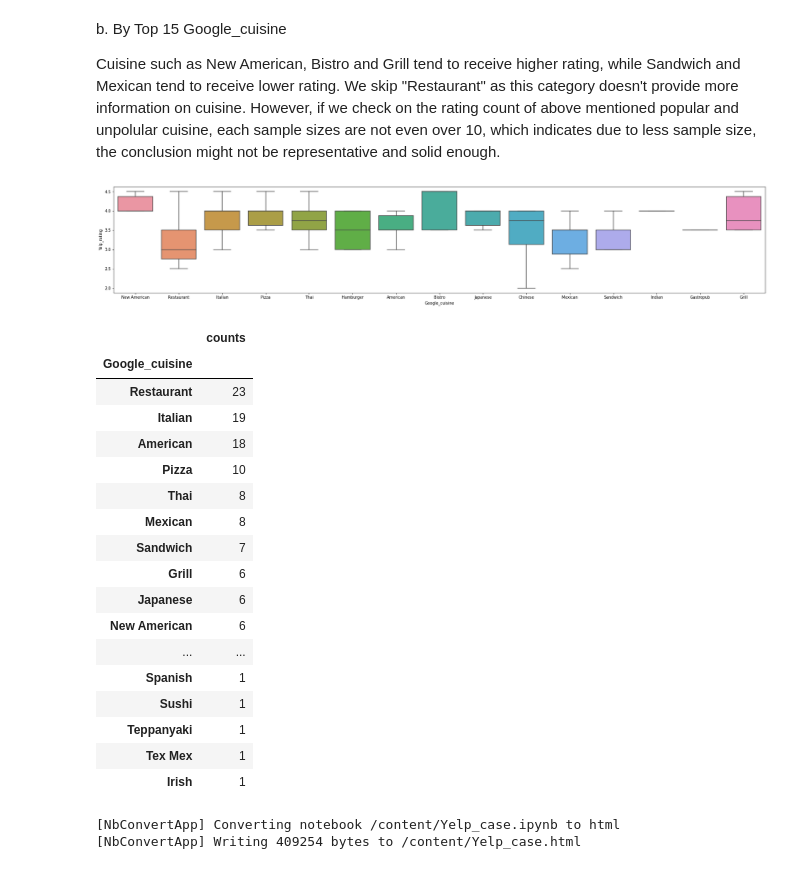
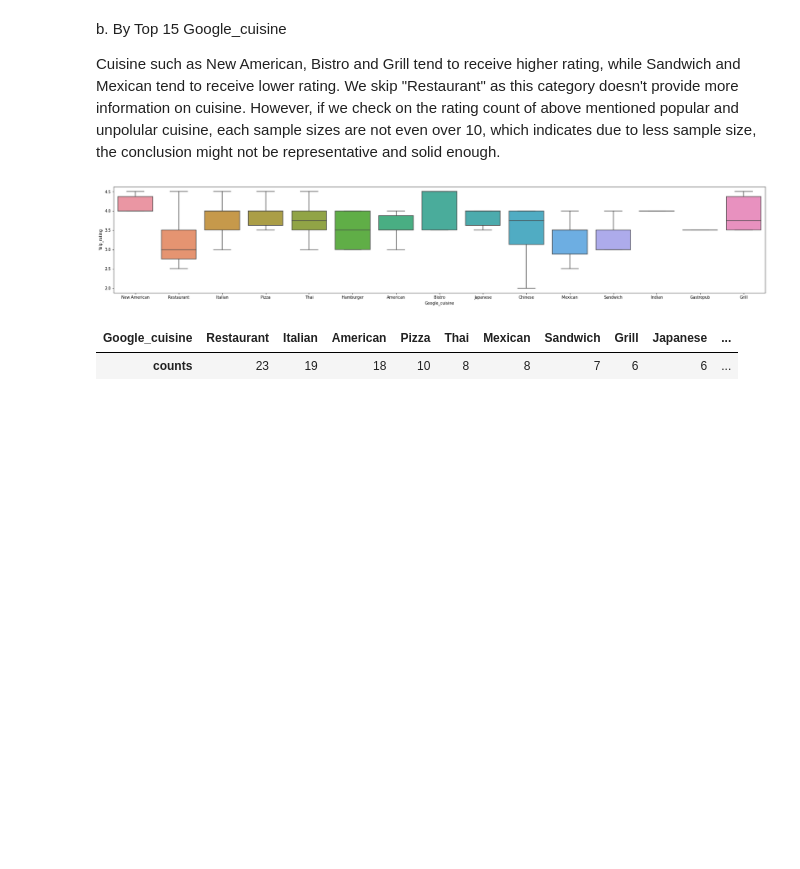
Before and after one commit to sunnyskydream/Self-Projects, a Jupyter notebook: [Project]_Yelp_case.ipynb, the cells around one changed output. Drawn from its saved outputs; the diff is of its cells as text; code cells hidden in the pictures; blank space fills up the shorter version.

```diff
--- a/[Project]_Yelp_case.ipynb
+++ b/[Project]_Yelp_case.ipynb
@@ -262,29 +246,7 @@ plt.savefig('Yelp_rating by Google_cuisine.png')
 # %% [output]
 [figure]
 # %%
-cuisine_weight_df
+cuisine_weight_df.T
 # %% [output]
-|  | counts |
-| Google_cuisine |  |
-| Restaurant | 23 |
-| Italian | 19 |
-| American | 18 |
-| Pizza | 10 |
-| Thai | 8 |
-| Mexican | 8 |
-| Sandwich | 7 |
-| Grill | 6 |
-| Japanese | 6 |
-| New American | 6 |
-| ... | ... |
-| Spanish | 1 |
-| Sushi | 1 |
-| Teppanyaki | 1 |
-| Tex Mex | 1 |
-| Irish | 1 |
+| Google_cuisine | Restaurant | Italian | American | Pizza | Thai | Mexican | Sandwich | Grill | Japanese | ... |
+| counts | 23 | 19 | 18 | 10 | 8 | 8 | 7 | 6 | 6 | ... |
-# %%
-%%shell
-jupyter nbconvert --to html /content/Yelp_case.ipynb
-# %% [output]
-[NbConvertApp] Converting notebook /content/Yelp_case.ipynb to html
-[NbConvertApp] Writing 409254 bytes to /content/Yelp_case.html
```
Also changed, not shown: parts of 5 cells of this notebook.
